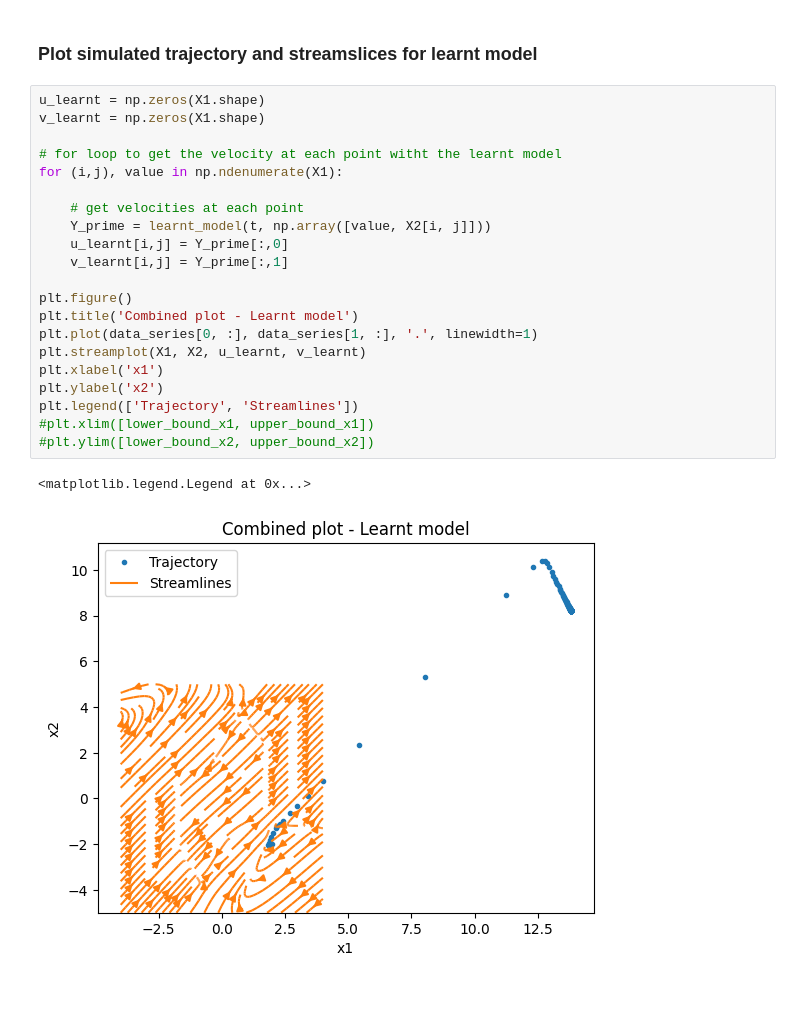
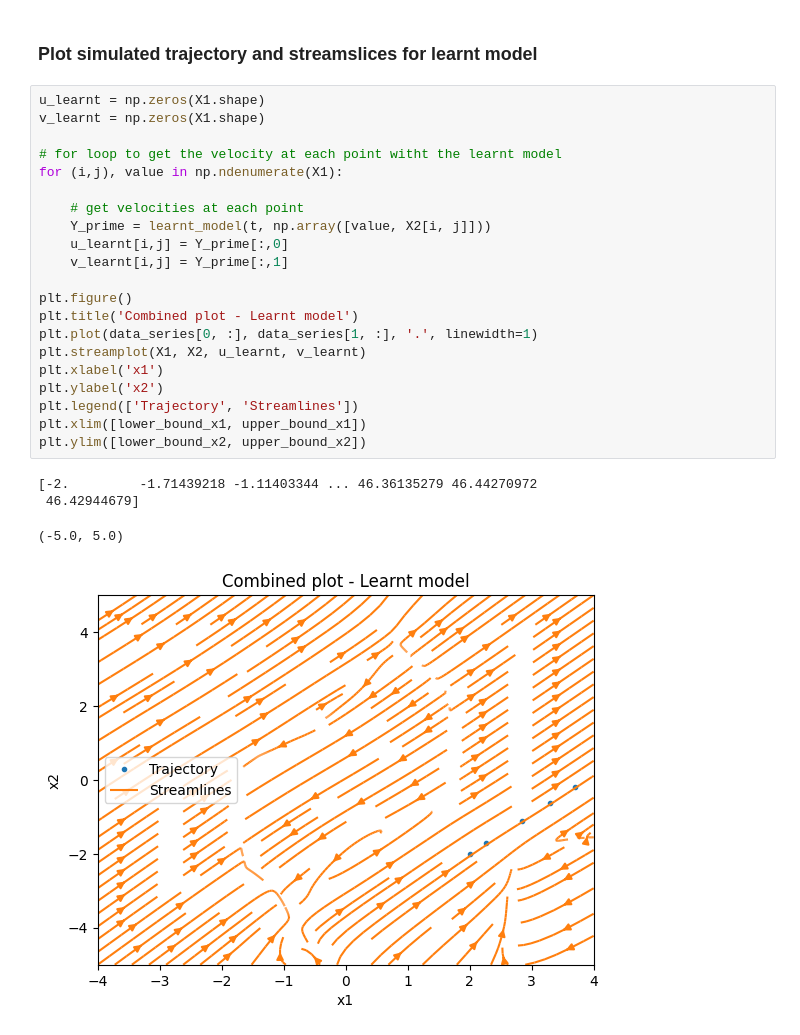
Before and after one commit to helenatp/prosjektoppgaveTPK4560, a Jupyter notebook: src/oscillator_with_rff.ipynb, the cells around one changed output. Saved outputs shown, nothing was run; the diff lists cells and outputs as text; blank space fills up the shorter version.

```diff
--- a/src/oscillator_with_rff.ipynb
+++ b/src/oscillator_with_rff.ipynb
@@ -248,24 +248,26 @@ data_series = solve_ivp(learnt_model, timespan, init_condition).y
 # %%
 u_learnt = np.zeros(X1.shape)
 v_learnt = np.zeros(X1.shape)
 
 # for loop to get the velocity at each point witht the learnt model
 for (i,j), value in np.ndenumerate(X1):
 
     # get velocities at each point
     Y_prime = learnt_model(t, np.array([value, X2[i, j]]))
     u_learnt[i,j] = Y_prime[:,0]
     v_learnt[i,j] = Y_prime[:,1]
 
 plt.figure()
 plt.title('Combined plot - Learnt model')
 plt.plot(data_series[0, :], data_series[1, :], '.', linewidth=1)
 plt.streamplot(X1, X2, u_learnt, v_learnt)
 plt.xlabel('x1')
 plt.ylabel('x2')
 plt.legend(['Trajectory', 'Streamlines'])
-#plt.xlim([lower_bound_x1, upper_bound_x1])
-#plt.ylim([lower_bound_x2, upper_bound_x2])
+plt.xlim([lower_bound_x1, upper_bound_x1])
+plt.ylim([lower_bound_x2, upper_bound_x2])
 # %% [output]
-<matplotlib.legend.Legend at 0x...>
+[-2.         -1.71439218 -1.11403344 ... 46.36135279 46.44270972
+ 46.42944679]
+(-5.0, 5.0)
-[figure, old version]
+[figure, new version]
```
Also changed, not shown: parts of 1 cell of this notebook, 1 other file.
